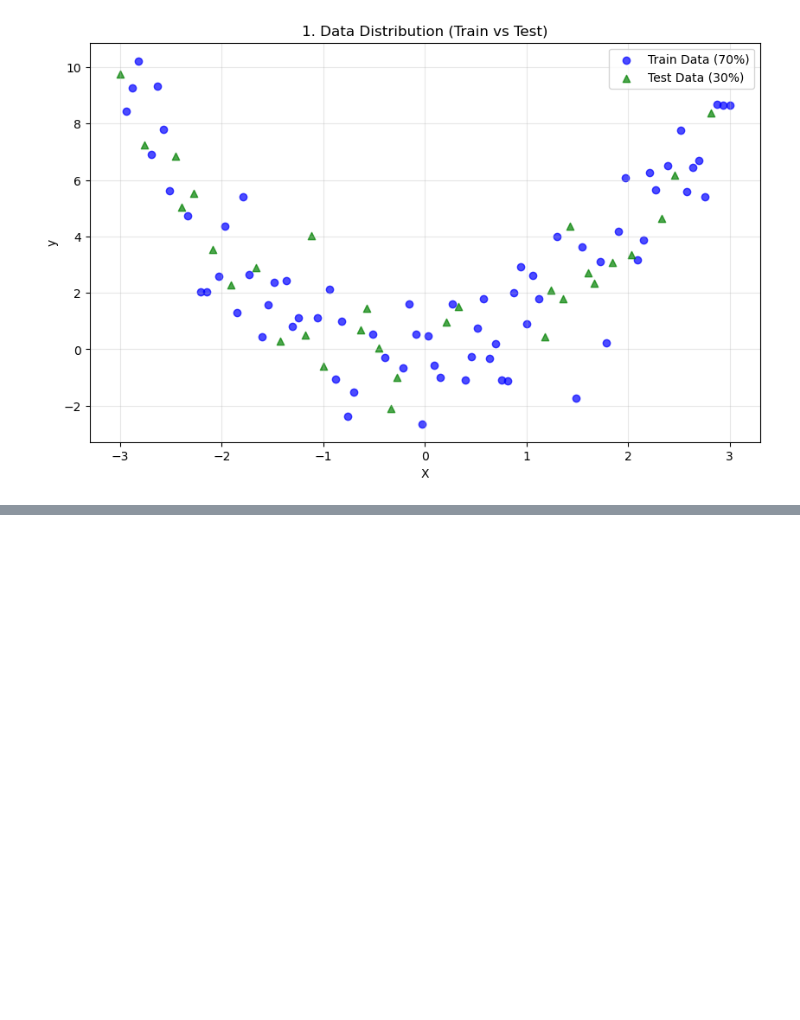
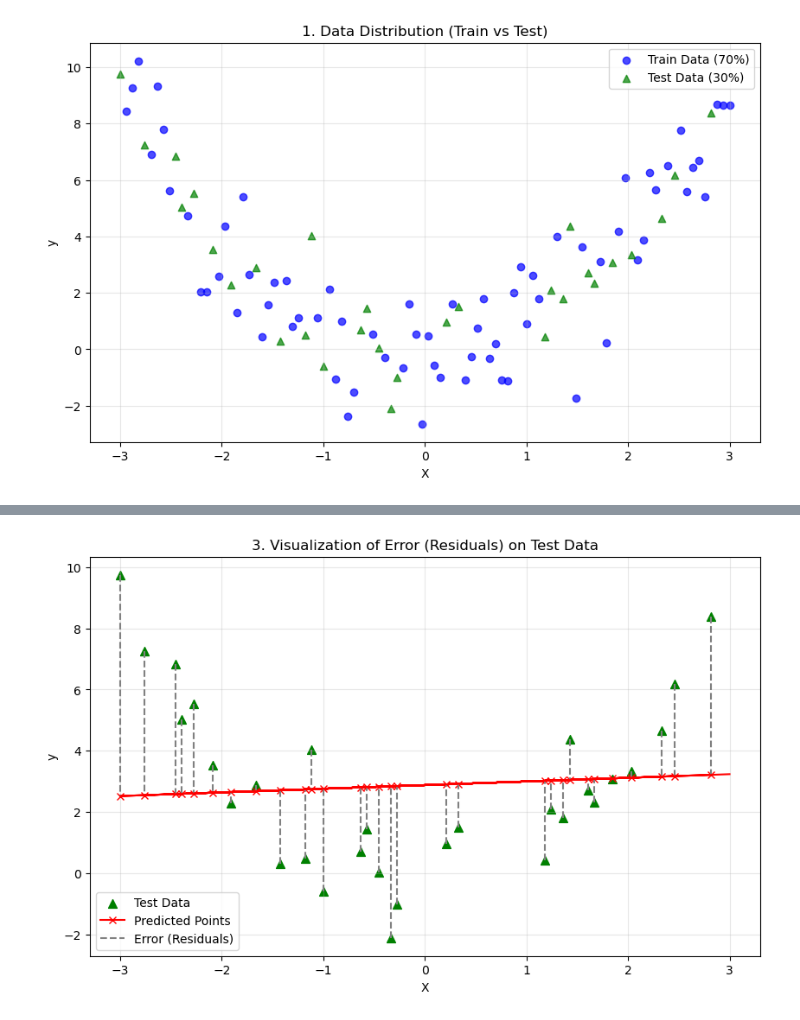
Before and after one commit to shahramsamar/ML-AI, a Jupyter notebook: ML/RegressionPolynomial-4/RegressionPolynomial.ipynb, the cells around one changed output, grey strips where cells are left out. Drawn from its saved outputs; the diff is of its cells as text; code cells hidden in the pictures; blank space fills up the shorter version.

```diff
--- a/ML/RegressionPolynomial-4/RegressionPolynomial.ipynb
+++ b/ML/RegressionPolynomial-4/RegressionPolynomial.ipynb
@@ -144,0 +144,16 @@ NameError: name 'line_equation' is not defined
+# %%
+# 3 Plot. Residuals (Errors) Visualization
+plt.figure(figsize=(10, 6))
+plt.scatter(X_test, y_test, color='green', marker='^', label='Test Data', s=50)
+plt.plot(X_test, y_test_pred, color='red', label='Predicted Points', marker='x')
+plt.vlines(X_test, y_test, y_test_pred, color='gray', linestyle='--', label='Error (Residuals)')
+plt.plot(X, model.predict(X), color='red')
+
+plt.title('3. Visualization of Error (Residuals) on Test Data')
+plt.xlabel('X')
+plt.ylabel('y')
+plt.legend()
+plt.grid(True, alpha=0.3)
+plt.show()
+# %% [output]
+[figure, added]
```
Also changed, not shown: parts of 7 cells of this notebook.
